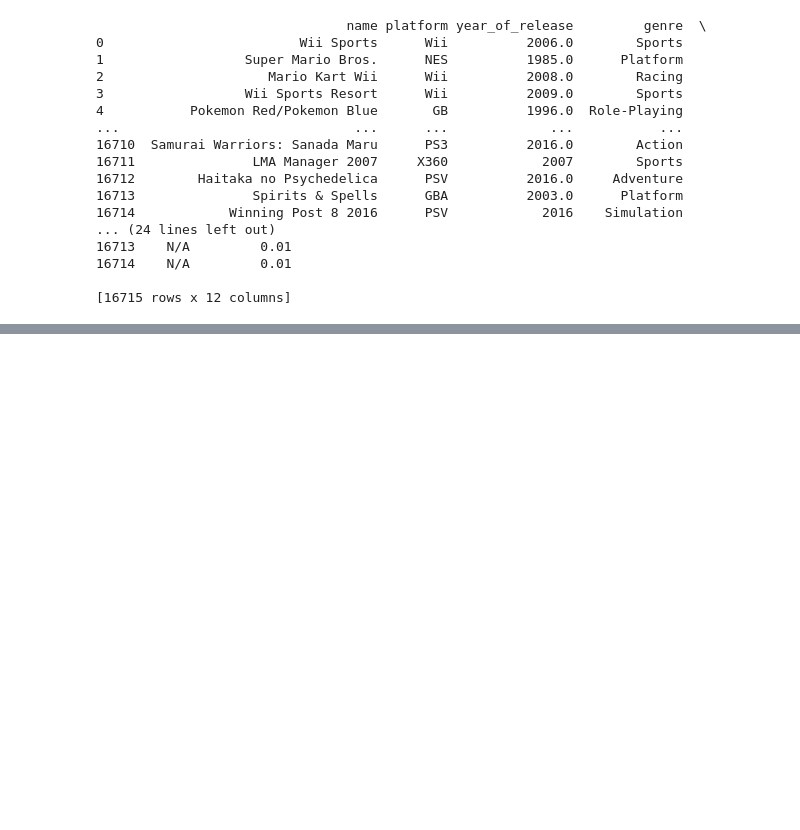
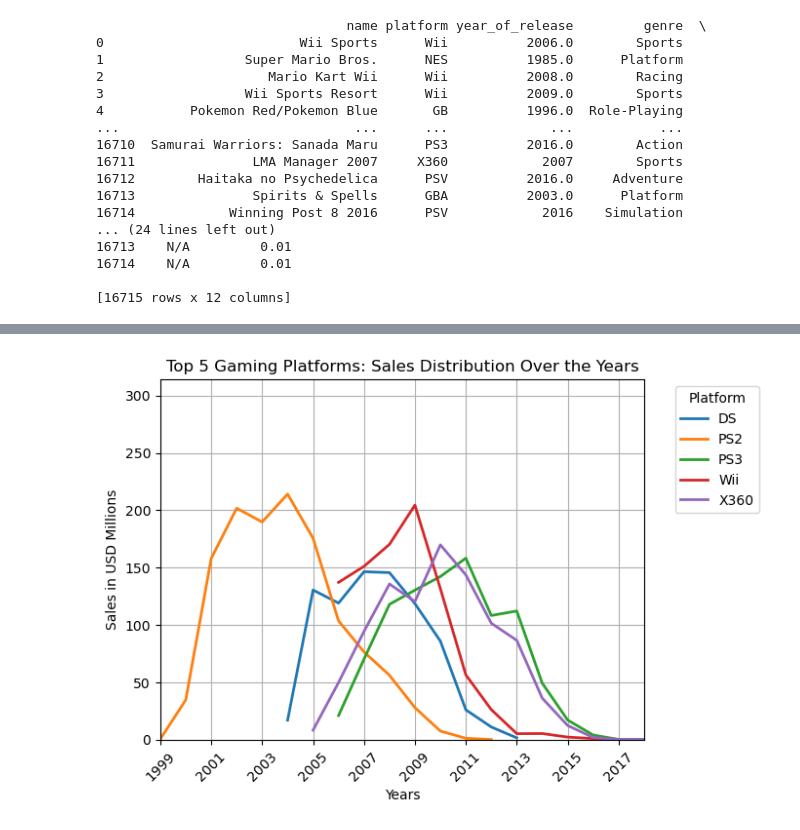
Before and after one commit to michav95/Integrated-Project-1, a Jupyter notebook: notebooks/EDA.ipynb, the cells around one changed output, grey strips where cells are left out. Cells and saved outputs as stored; diff of their text form; code cells hidden in the pictures; blank space fills up the shorter version.

Commit message:
Chart number 1

```diff
--- a/notebooks/EDA.ipynb
+++ b/notebooks/EDA.ipynb
@@ -264,8 +265,8 @@ rating             6766
 dtype: int64
 # %%
 # There could be multiple reasons as to why there is no information for the year_of_release, including: incorrect data entry due to human error, inconsistent formatting across datasets, and source limitations if the data was compiled from multiple platforms or databases
-# Will change NaN to N/A, this is good practice, and will not affect any analysis done later on
-DF['year_of_release'] = DF['year_of_release'].fillna('N/A')
+# Will change NaN values in year_of_release to 0 to create a default year, this will allow us to still conduct analysis later on
+DF['year_of_release'] = DF['year_of_release'].fillna(0)
 
 # Verify the changes
 print(DF.isnull().sum())
@@ -472,0 +492,13 @@ print(DF)
+# %%
+#This data shows games for years that have not happened yet, we need to focus on games that have already been released
+DF['year_of_release'] = DF['year_of_release'].astype(float).astype('Int64')
+filtered_games = DF[(DF['year_of_release'] >= 1980) & (DF['year_of_release'] < 2018)]
+yearly_counts = filtered_games['year_of_release'].value_counts().sort_index()
+print(yearly_counts)
+
+# While there are games that are counted for years that do not exist (most likely an error in data input/collection) and games with no years attached to them; it is important to note there is a clear pattern of growth from 1980 to 2009. This would correlate with the development of technology and new gaming systems being produced and distributed globally.
+# The sudden decrease in game sales starting in 2010 can be a reflection of global economic patterns due to the 2008 Global Financial Crisis.
+# The Global Financial Crisis started in the U.S. (correlates to the na_sales column) with the collapse of the housing bubble, and multiple financial institutions claiming bankruptcies which lead to government bailouts.
+# Europe (correlates to the eu_sales column) was significantly affected due to the strong financial ties with the U.S. which led to a recession in several European countries.
+# Japan's (correlates to the jp_sales column) economy was already in a long term stagnation period, but the Global Financial Crisis worsened issues like deflation and low economic growth.
+# The rapid decrease in sales could possibly be attributed to the financial recovery of the 2008 Global Financial Crisis.
@@ -472,0 +545,33 @@ print(DF)
+# %%
+# Taking the top 5 platforms and creating a distribution based off total sales per year
+
+# Calculate total sales for each platform
+total_sales_per_platform = DF.groupby('platform')['total_sales'].sum()
+
+# Get the top 5 platforms by total sales
+top_5_platforms = total_sales_per_platform.nlargest(5).index
+
+# Filter the DF to include only the top 5 platforms
+DF_top5 = DF[DF['platform'].isin(top_5_platforms)]
+
+# Pivot filtered data to get platforms as columns
+platform_sales_top5 = DF_top5.pivot_table(index='year_of_release', columns='platform',values='total_sales',aggfunc='sum')
+
+# Plotting each platform
+ax = platform_sales_top5.plot(
+    kind='line',
+    xlim=[1999, 2018],  # Setting the range for years
+    ylim=[0, platform_sales_top5.max().max() + 100],  # Setting the range for sales in millions
+    grid=True,
+    linewidth=2, # Optional: line width for better visibility
+)
+
+plt.xticks(range(1999,2019,2), rotation=45)
+
+plt.title("Top 5 Gaming Platforms: Sales Distribution Over the Years")
+plt.xlabel("Years")
+plt.ylabel("Sales in USD Millions")
+plt.legend(title='Platform', bbox_to_anchor=(1.05, 1), loc='upper left')
+plt.show()
+# %% [output]
+[figure, added]
```
Also changed, not shown: parts of 4 cells of this notebook.
